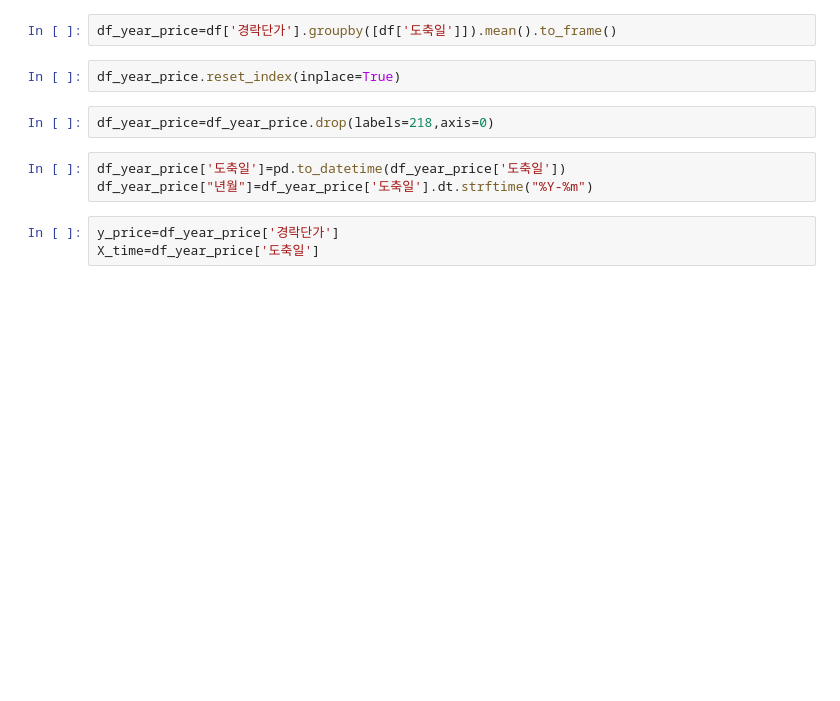
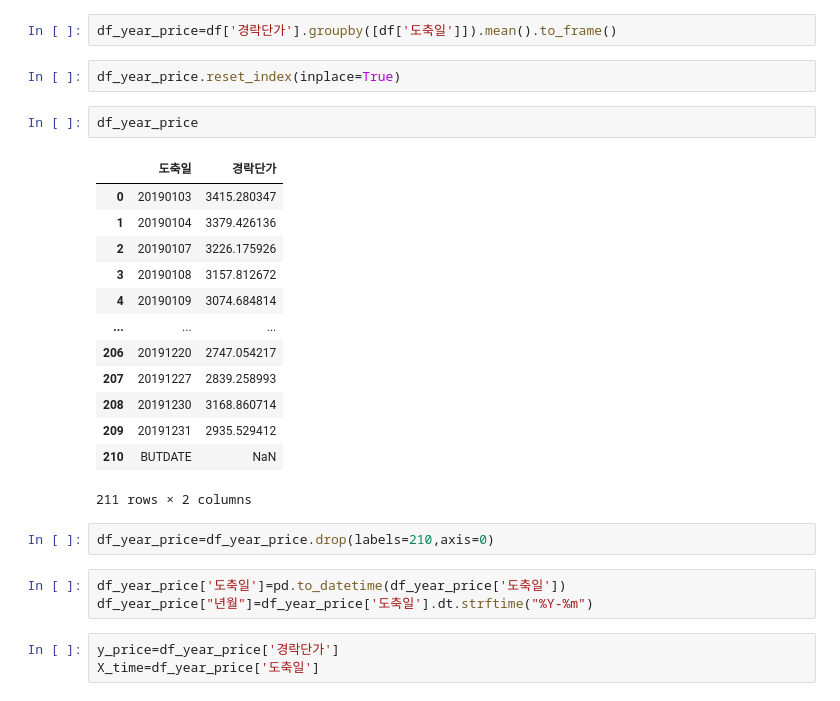
Before and after one commit to jmjung1997/Pig-price-using-News, a Jupyter notebook: 가격_및_뉴스_데이터/graph/돼지고기 가격 그래프.ipynb, the cells around one changed output. Cells and saved outputs as stored; diff of their text form; blank space fills up the shorter version.

```diff
--- a/가격_및_뉴스_데이터/graph/돼지고기 가격 그래프.ipynb
+++ b/가격_및_뉴스_데이터/graph/돼지고기 가격 그래프.ipynb
@@ -24,8 +24,24 @@ df_19.head()
 df_year_price=df['경락단가'].groupby([df['도축일']]).mean().to_frame()
 # %%
 df_year_price.reset_index(inplace=True)
+# %%
+df_year_price
+# %% [output]
+|  | 도축일 | 경락단가 |
+| 0 | 20190103 | 3415.280347 |
+| 1 | 20190104 | 3379.426136 |
+| 2 | 20190107 | 3226.175926 |
+| 3 | 20190108 | 3157.812672 |
+| 4 | 20190109 | 3074.684814 |
+| ... | ... | ... |
+| 206 | 20191220 | 2747.054217 |
+| 207 | 20191227 | 2839.258993 |
+| 208 | 20191230 | 3168.860714 |
+| 209 | 20191231 | 2935.529412 |
+| 210 | BUTDATE | NaN |
+211 rows × 2 columns
 # %%
-df_year_price=df_year_price.drop(labels=218,axis=0)
+df_year_price=df_year_price.drop(labels=210,axis=0)
 # %%
 df_year_price['도축일']=pd.to_datetime(df_year_price['도축일'])
 df_year_price["년월"]=df_year_price['도축일'].dt.strftime("%Y-%m")
```
Also changed, not shown: parts of 8 cells of this notebook, 18 other files.
